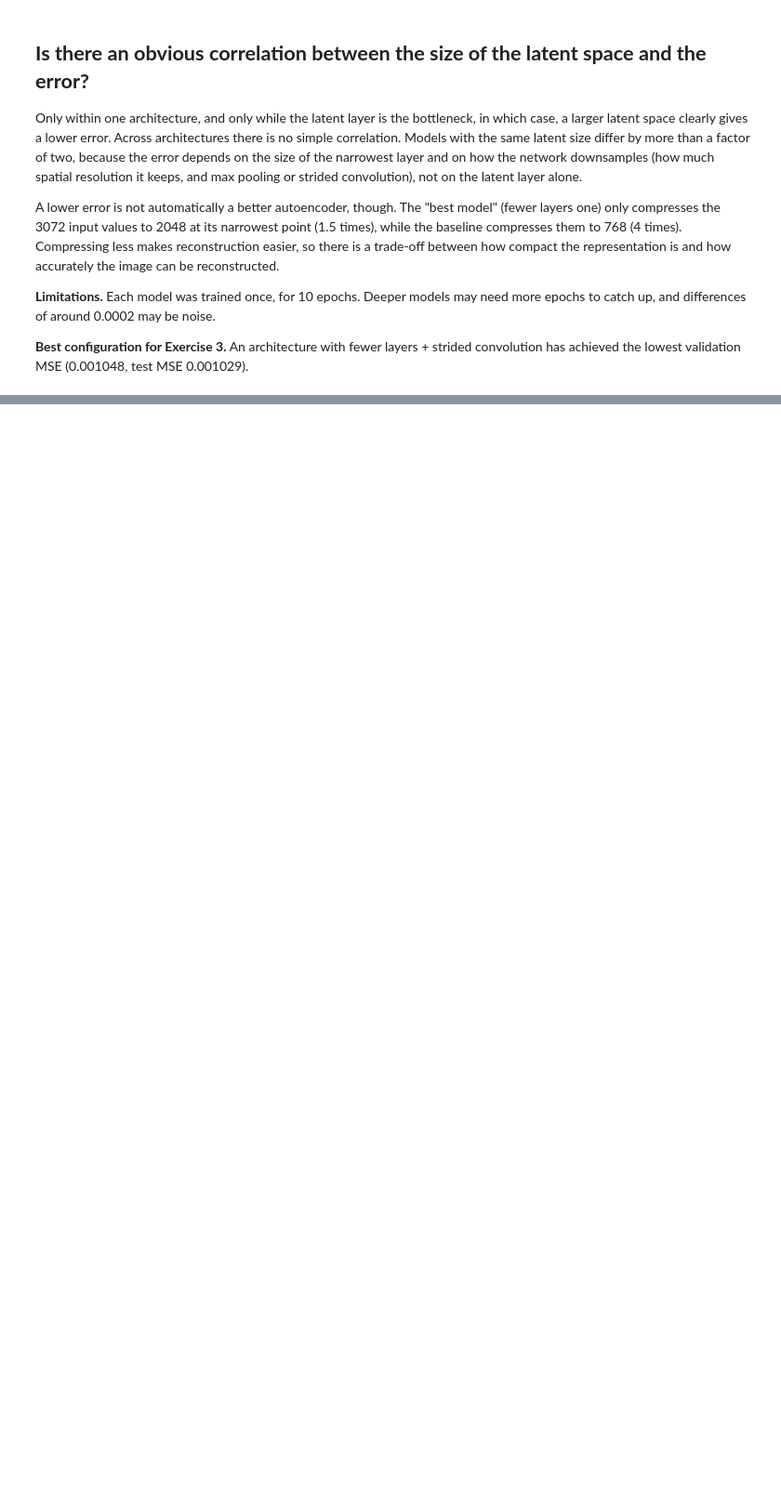
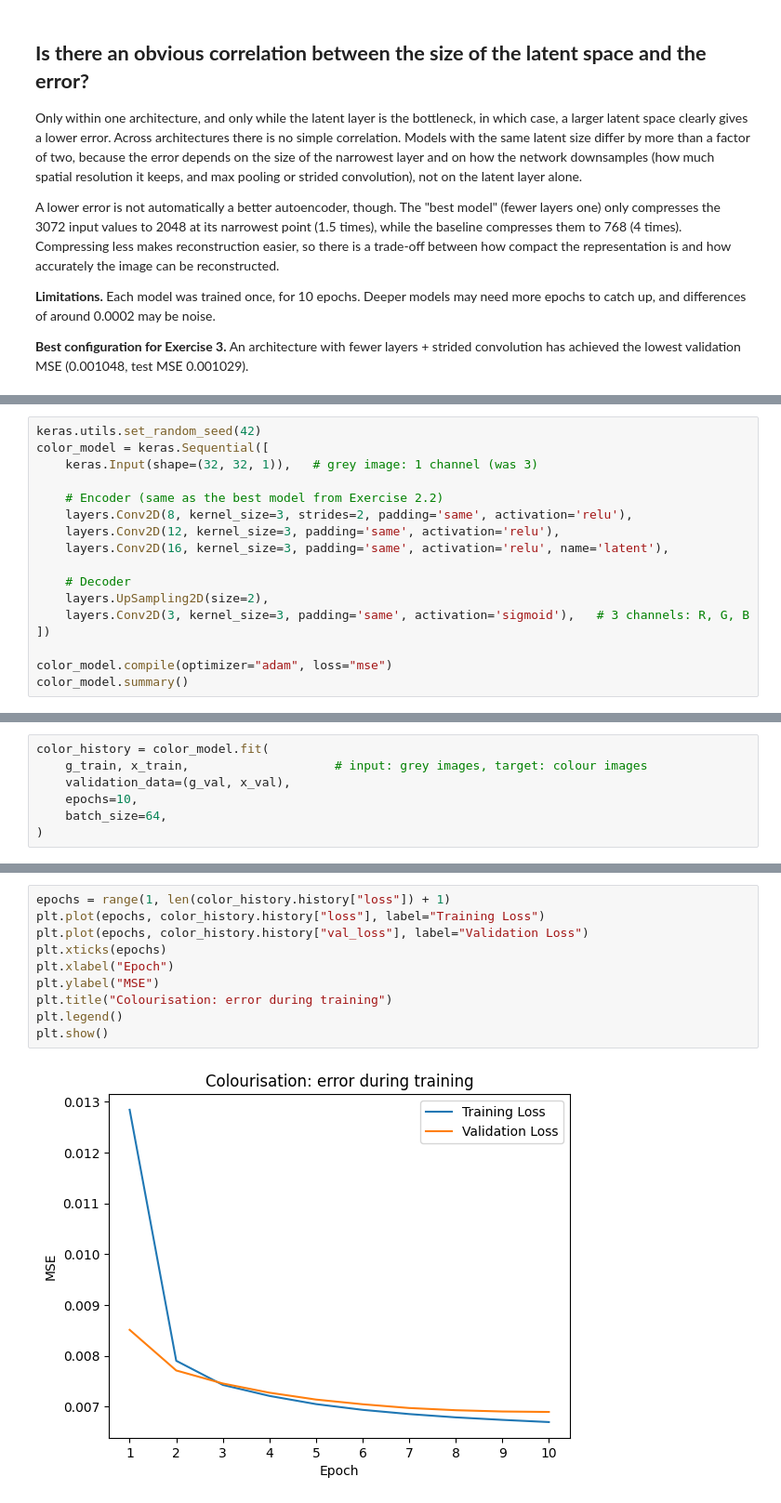
Before and after one commit to jeyjeyt/assignment-2-ACML, a Jupyter notebook: CAE.ipynb, the cells around one changed output, grey strips where cells are left out. Shown at 93% size. Cells and saved outputs as stored; diff of their text form; blank space fills up the shorter version.

```diff
--- a/CAE.ipynb
+++ b/CAE.ipynb
@@ -508,0 +525,17 @@ A lower error is not automatically a better autoencoder, though. The "best model
+# %%
+keras.utils.set_random_seed(42)
+color_model = keras.Sequential([
+    keras.Input(shape=(32, 32, 1)),   # grey image: 1 channel (was 3)
+
+    # Encoder (same as the best model from Exercise 2.2)
+    layers.Conv2D(8, kernel_size=3, strides=2, padding='same', activation='relu'),
+    layers.Conv2D(12, kernel_size=3, padding='same', activation='relu'),
+    layers.Conv2D(16, kernel_size=3, padding='same', activation='relu', name='latent'),
+
+    # Decoder
+    layers.UpSampling2D(size=2),
+    layers.Conv2D(3, kernel_size=3, padding='same', activation='sigmoid'),   # 3 channels: R, G, B
+])
+
+color_model.compile(optimizer="adam", loss="mse")
+color_model.summary()
@@ -508,0 +561,7 @@ A lower error is not automatically a better autoencoder, though. The "best model
+# %%
+color_history = color_model.fit(
+    g_train, x_train,                    # input: grey images, target: colour images
+    validation_data=(g_val, x_val),
+    epochs=10,
+    batch_size=64,
+)
@@ -508,0 +589,12 @@ A lower error is not automatically a better autoencoder, though. The "best model
+# %%
+epochs = range(1, len(color_history.history["loss"]) + 1)
+plt.plot(epochs, color_history.history["loss"], label="Training Loss")
+plt.plot(epochs, color_history.history["val_loss"], label="Validation Loss")
+plt.xticks(epochs)
+plt.xlabel("Epoch")
+plt.ylabel("MSE")
+plt.title("Colourisation: error during training")
+plt.legend()
+plt.show()
+# %% [output]
+[figure, added]
```
Also changed, not shown: parts of 14 cells of this notebook, 1 other file.
